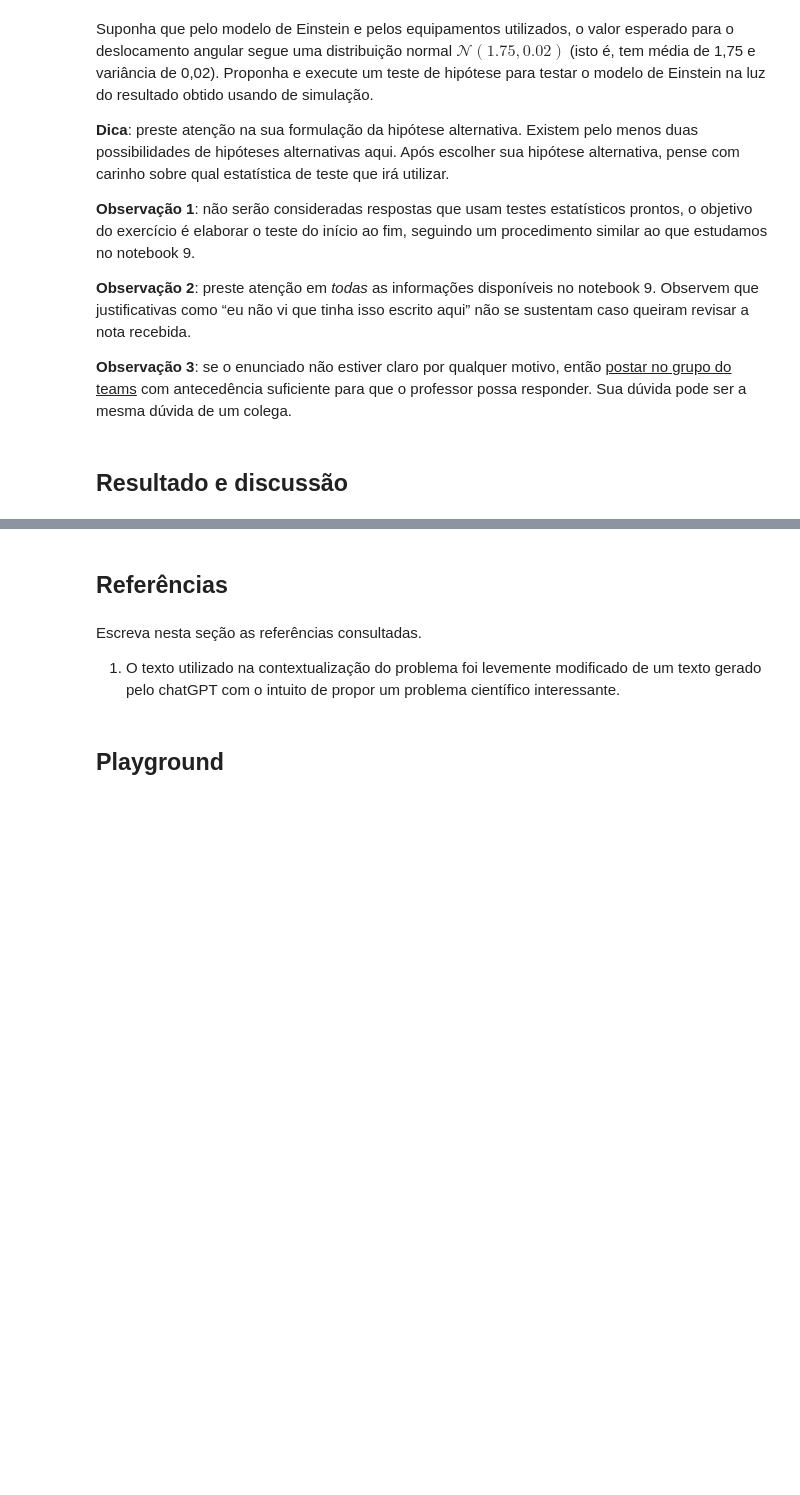
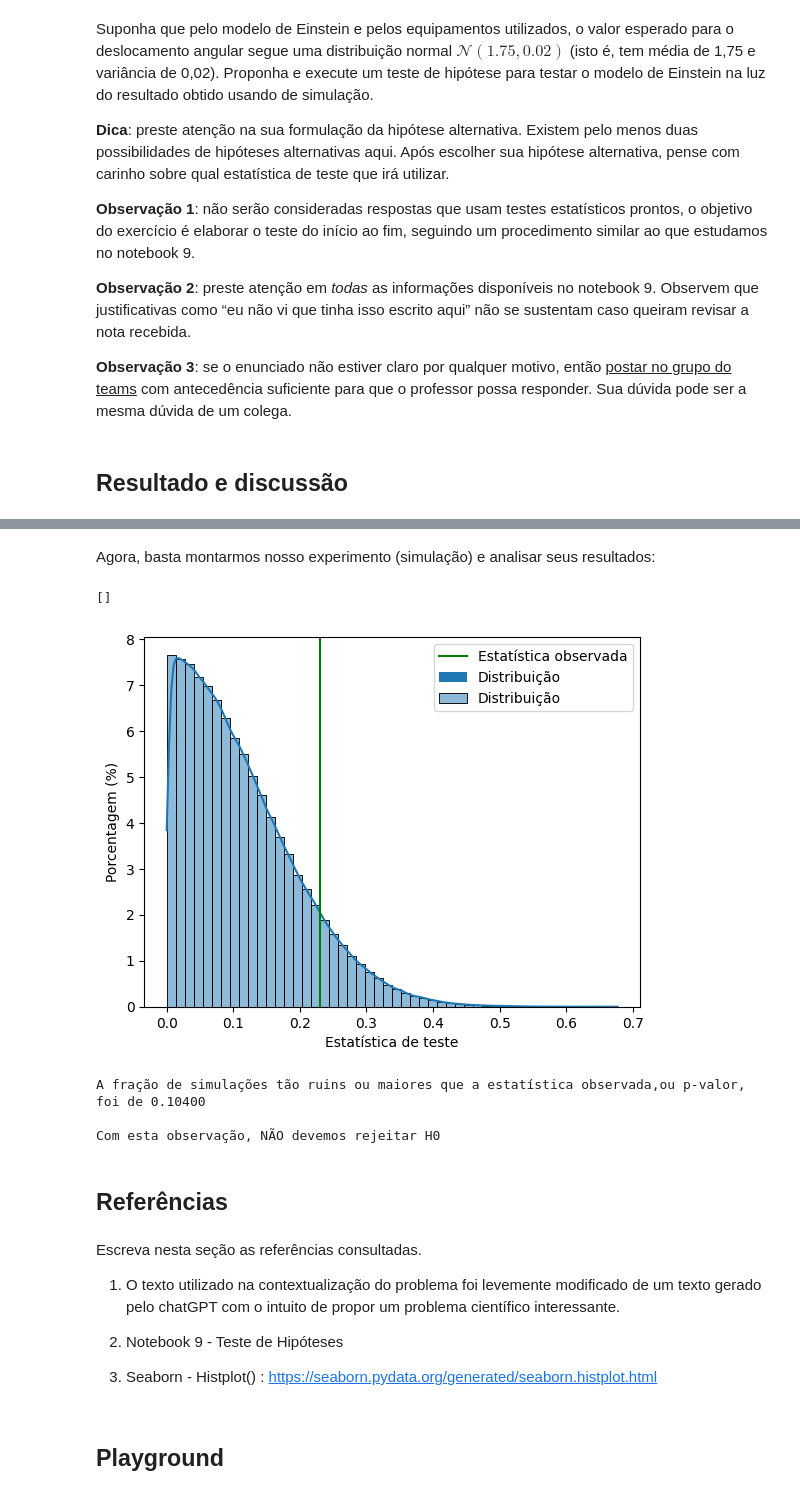
Before and after one commit to karla-easterlini/Sistema-Nao-Binario, a Jupyter notebook: Probabilidade e Estatística/Monstros/Monstro da Semana 09.ipynb, the cells around one changed output, grey strips where cells are left out. Cells and saved outputs as stored; diff of their text form; code cells hidden in the pictures; blank space fills up the shorter version.

```diff
--- a/Probabilidade e Estatística/Monstros/Monstro da Semana 09.ipynb
+++ b/Probabilidade e Estatística/Monstros/Monstro da Semana 09.ipynb
@@ -35,0 +48,13 @@ Suponha que pelo modelo de Einstein e pelos equipamentos utilizados, o valor esp
+# %%
+def diff_resultado(valor1, valor2):
+    diff = valor1 - valor2
+
+    if diff > 0:
+        return diff
+    else: return -diff
+
+valor_teorico = 1.75
+valor_real = 1.98
+
+stat_observada = diff_resultado(valor_teorico, valor_real)
+print(stat_observada)
@@ -36,9 +69,50 @@ Suponha que pelo modelo de Einstein e pelos equipamentos utilizados, o valor esp
+# %% [markdown]
+Agora, basta montarmos nosso experimento (simulação) e analisar seus resultados:
+# %%
+mu = 1.75
+sigma = (0.02) ** (1/2)
+
+def simulacao(x):
+    matriz_exp = np.ndarray.round(np.random.normal(mu, sigma, x), 4)
+    resultado_singular = np.absolute(matriz_exp - 1.75)
+    return resultado_singular
+
+resultado_total = simulacao(1000000)
+
+eixo = sns.histplot(resultado_total, stat="percent", bins=50, label="Distribuição", kde=True)
+eixo.axvline(stat_observada, label="Estatística observada", color="green")
+eixo.set_xlabel("Estatística de teste")
+eixo.set_ylabel("Porcentagem (%)")
+eixo.legend()
+eixo.plot()
+# %% [output]
+[]
+[figure, added]
+# %%
+array = np.array(resultado_total)
+logic = array >= stat_observada
+
+fracao = sum(logic) / len(array)
+
+print(f"A fração de simulações tão ruins ou maiores que a estatística observada,"
+      f'ou p-valor, foi de {fracao:.5f}\n')
+
+if fracao < significancia: print("Com esta observação, devemos rejeitar H0")
+else: print("Com esta observação, NÃO devemos rejeitar H0")
+# %% [output]
+A fração de simulações tão ruins ou maiores que a estatística observada,ou p-valor, foi de 0.10400
+
+Com esta observação, NÃO devemos rejeitar H0
 # %% [markdown]
 ## Referências
 # %% [markdown]
 Escreva nesta seção as referências consultadas.
 
 1.  O texto utilizado na contextualização do problema foi levemente modificado de um texto gerado pelo chatGPT com o intuito de propor um problema científico interessante.
+
+2. Notebook 9 - Teste de Hipóteses
+
+3. Seaborn - Histplot() : https://seaborn.pydata.org/generated/seaborn.histplot.html
 # %% [markdown]
 ## Playground
 # %% [markdown]
```
Also changed, not shown: parts of 6 cells of this notebook, 2 other files.
